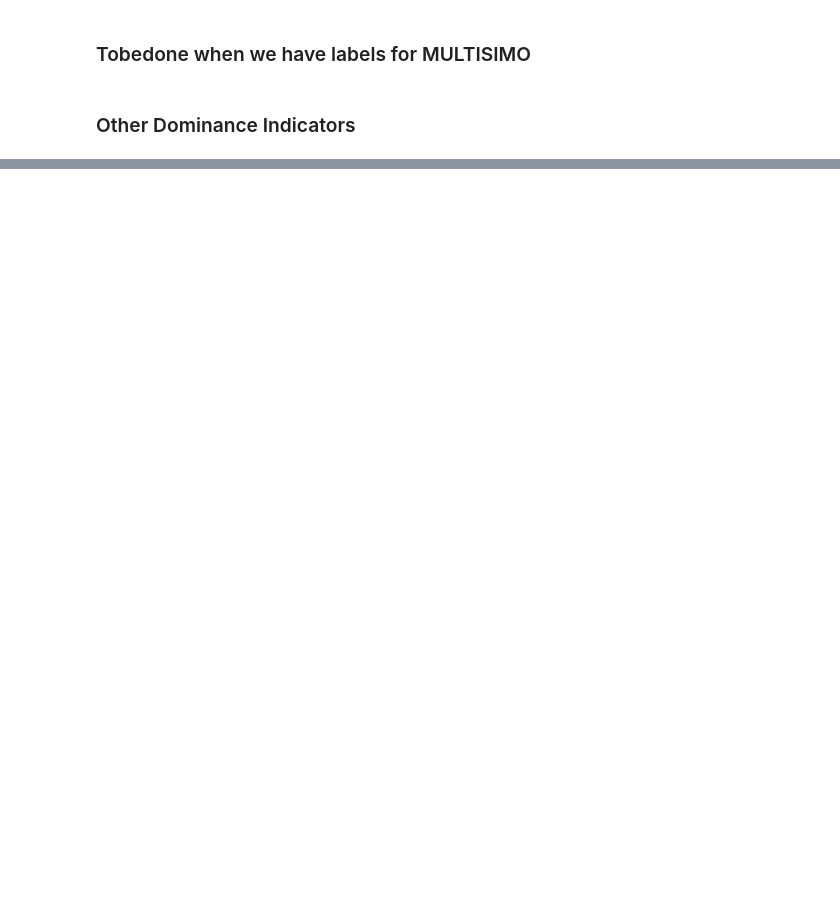
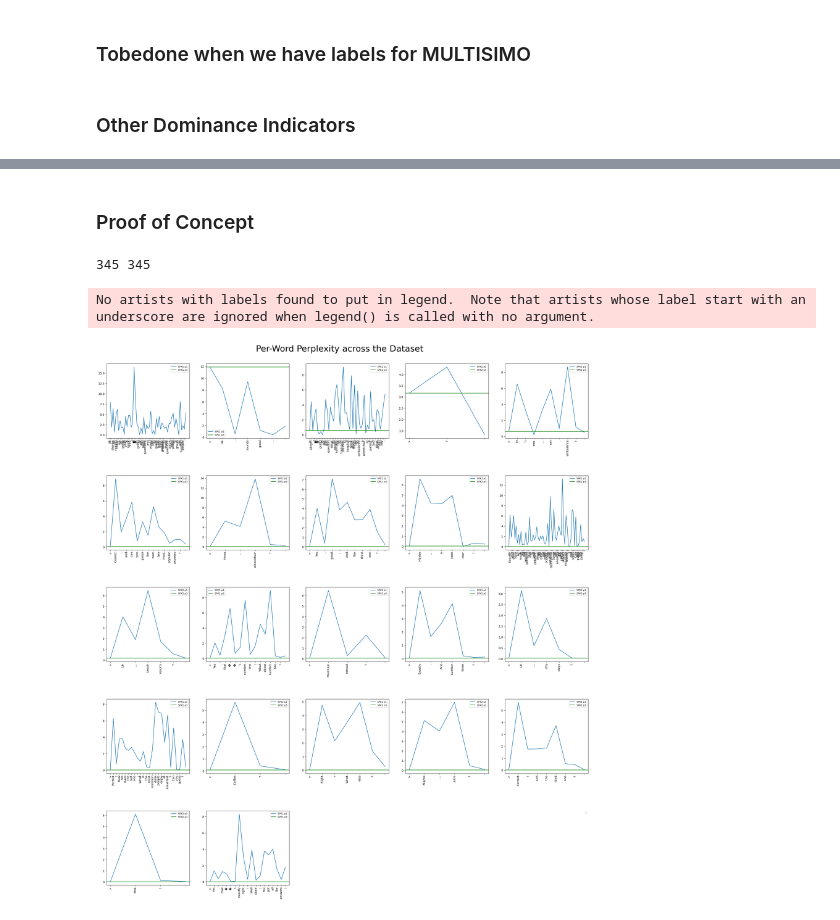
Before and after one commit to serenabono/conversational_dominance, a Jupyter notebook: notebooks/gpt2.ipynb, the cells around one changed output, grey strips where cells are left out. Cells and saved outputs as stored; diff of their text form; code cells hidden in the pictures; blank space fills up the shorter version.

```diff
--- a/notebooks/gpt2.ipynb
+++ b/notebooks/gpt2.ipynb
@@ -933,5 +581,0 @@ compute_graph_perplexity(tokens, perplexity,pattern=pattern)
-# %%
-#information giving
-tokens = per_label_dataset["Information giving"]
-perplexity = per_label_ppl["Information giving"]
-compute_graph_perplexity(tokens, perplexity)
@@ -996,0 +582,35 @@ compute_graph_perplexity(dataset,perplexity)
+# %% [markdown]
+### Proof of Concept
+# %%
+el=" <SPK1> So, thanks for coming today. We're going to play a quick quiz. I’m going to ask you three questions, and I would like you to guess the three most popular answers to these questions, which were posed to a group of one hundred people. <SPK1> Ok, sounds good. <SPK1> Alright, I’m going to ask the first question: What do people normally use to transport patients in a hospital? Think about things like an ambulance, a wheelchair, or a patient's bed. What would you say, <SPK2> ? <SPK2> Mhmm… um, ambulance? <SPK1> Correct, and can you guess the next two most popular answers? <SPK2> Hmm... wheelchair? <SPK1> Yes, good! And the third one? <SPK2> Maybe... a stretcher? <SPK1> Exactly! Well done. Now, let's move on to the second question. This one is a little different: What do you think is the most popular type of vacation destination? Some of the answers we got were beach resorts, mountain retreats, and city stays. Can you guess the top three? <SPK2> Uh… beach resorts? <SPK1> Yes, that’s number one! What about number two? <SPK2> Mountain retreat? <SPK1> Exactly. And number three? <SPK2> Uh… city stays? <SPK1> Perfect! Now we have the last one: What is the most common drink people enjoy at breakfast? Can you guess? <SPK2> Coffee? <SPK1> Right! What else? <SPK2> Maybe... juice? <SPK1> Correct! And the third one? <SPK2> Milk? <SPK1> Yes, that’s exactly right! Well done! You got all the answers!"
+# %%
+ppl1 = {}
+perplexity_scores_p1 ={}
+
+pattern='<(SPK[1-9]|MOD)>'
+dialog = re.sub(r'\<', r'\n<', el).split("\n")[1:]
+dialog_no_s = [re.sub(pattern,">", d) for d in dialog]
+perpl = p1(dialog_no_s, start_of_sentence=" ")
+perplexity_scores_p1["proof_of_concept"] = perpl
+assert tokenizer(" ".join(dialog_no_s), return_tensors="pt").input_ids.size(1), len(ppl1["proof_of_concept"])
+# %%
+import pandas as pd
+proof_of_concept_df=pd.DataFrame({"file_name":["proof_of_concept"],"file_content":[el]})
+perplexity_scores_p3 = compute_p3(proof_of_concept_df, perplexity_scores_p1)
+# %% [output]
+345 345
+# %%
+dominance = {}
+for content, name in zip(proof_of_concept_df["file_content"], proof_of_concept_df["file_name"]):
+    dominance[name] = {}
+    pattern = '<(SPK[1-9]|MOD)>'
+    matches = re.findall(pattern, "".join(content))
+    content = re.sub(r'\<', r'\n<', content).split("\n")[1:]
+    content = [re.sub(pattern,">", d) for d in content]
+    assert len(perplexity_scores_p1[name]) == tokenizer(" ".join(content), return_tensors="pt", return_offsets_mapping=True).input_ids.size(1)
+    tokens = [tokenizer(token, return_tensors="pt", return_offsets_mapping=True).input_ids[0] for token in content]
+    assert len(torch.cat(tokens)) == len(perplexity_scores_p1[name])
+    compute_graph_perplexity(tokens,perplexity_scores_p1[name],perplexity_scores_p3[name],matches, pattern=pattern)
+# %% [output]
+No artists with labels found to put in legend.  Note that artists whose label start with an underscore are ignored when legend() is called with no argument.
+[figure, added]
```
Also changed, not shown: parts of 47 cells of this notebook, 1 other file.
